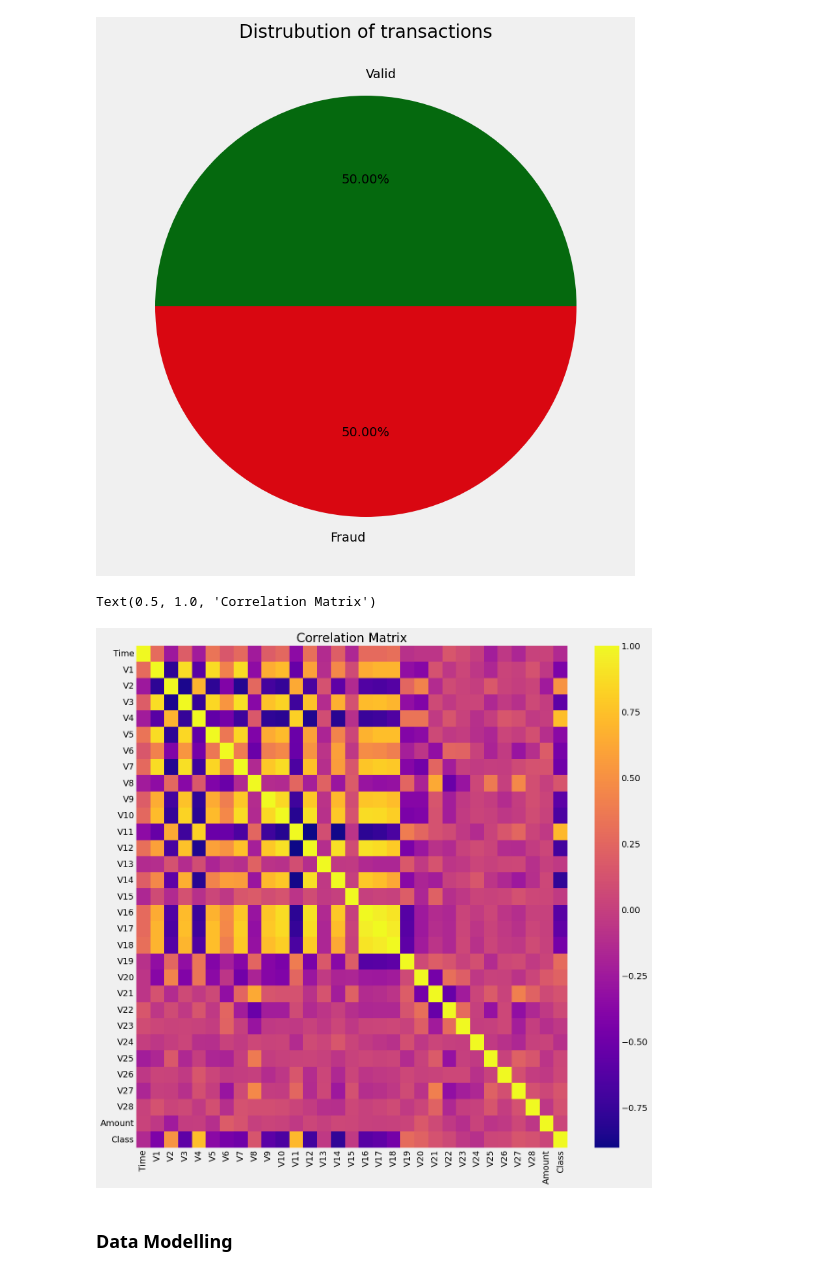
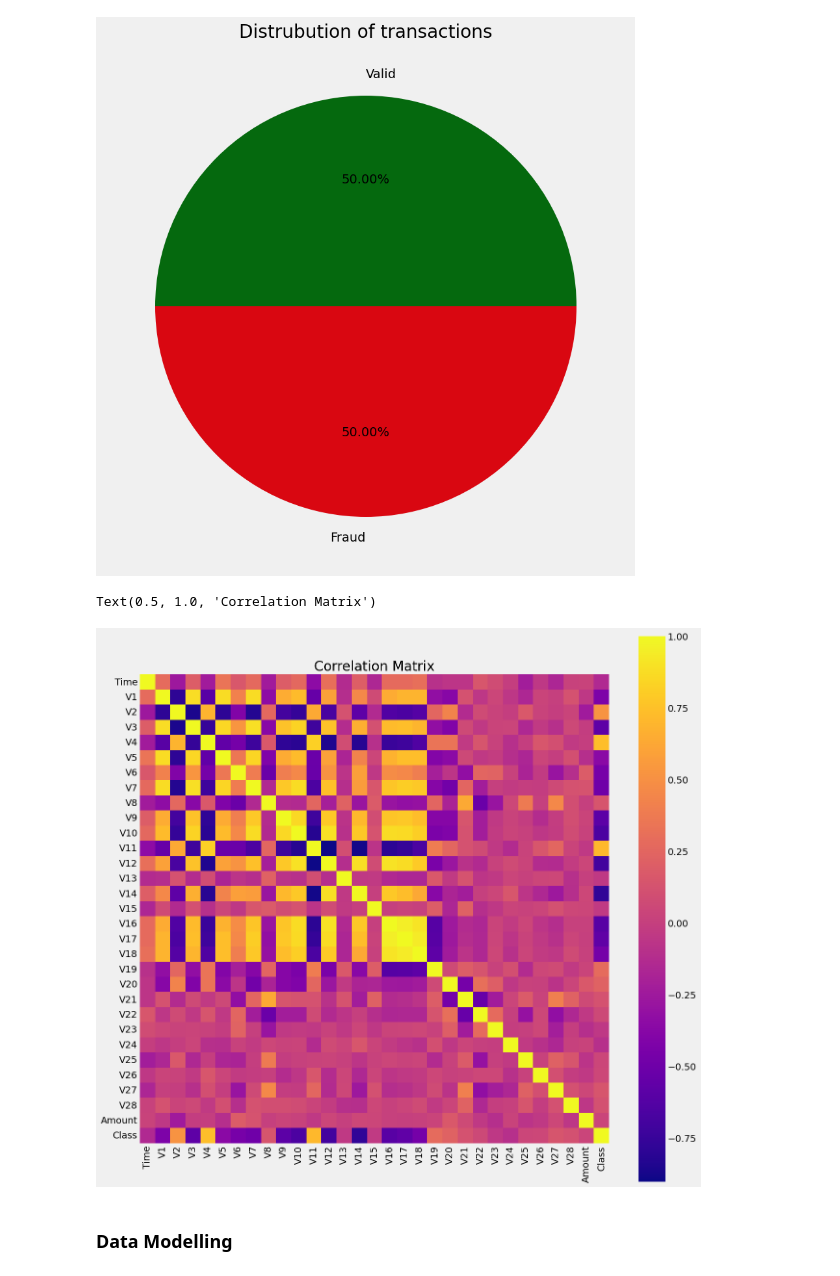
Before and after one commit to kevinnkansah/CODSOFT, a Jupyter notebook: Task 4/creditcard.ipynb, the cells around one changed output. Cells and saved outputs as stored; diff of their text form; code cells hidden in the pictures.

```diff
--- a/Task 4/creditcard.ipynb
+++ b/Task 4/creditcard.ipynb
@@ -108,14 +113,10 @@ Text(0.5, 1.0, 'Distrubution of transactions')
 # %%
-new_df = X_resampled.copy()
-new_df['Class'] = y_resampled
-
-corr = new_df.corr()
 plt.figure(figsize=(14, 14))
-sns.heatmap(corr, cmap='plasma')
+sns.heatmap(corr, square=True, cmap='plasma')
 plt.title('Correlation Matrix')
 # %% [output]
 Text(0.5, 1.0, 'Correlation Matrix')
-[figure, old version]
+[figure, new version]
 # %% [markdown]
 ### Data Modelling
 # %%
```
Also changed, not shown: parts of 8 cells of this notebook, 3 other files.
